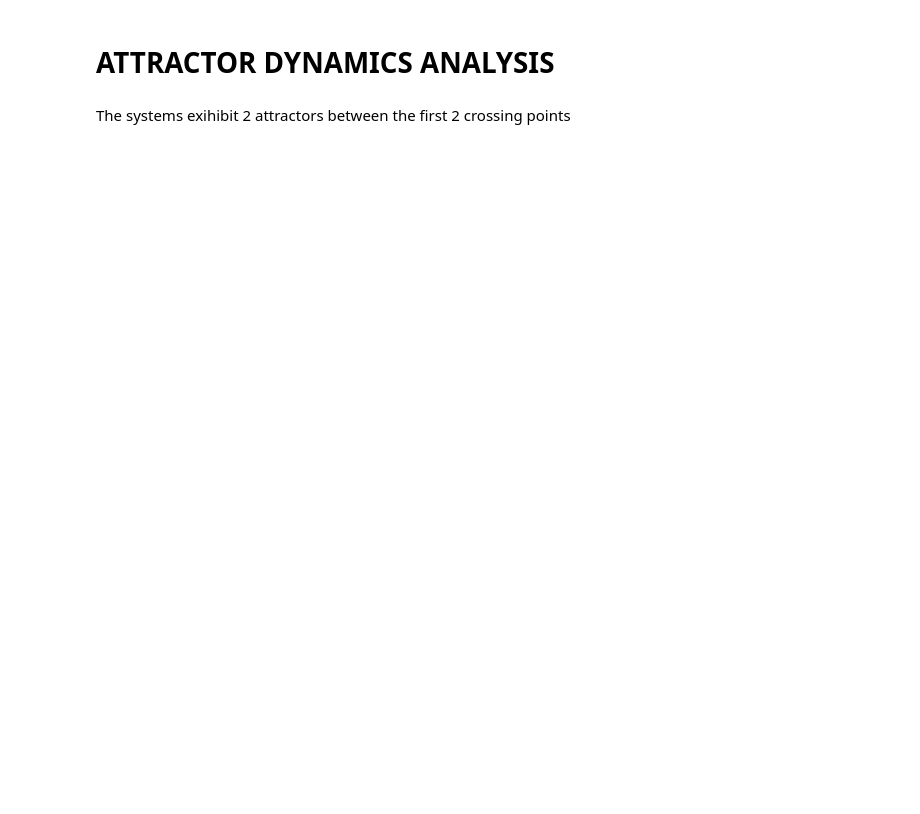
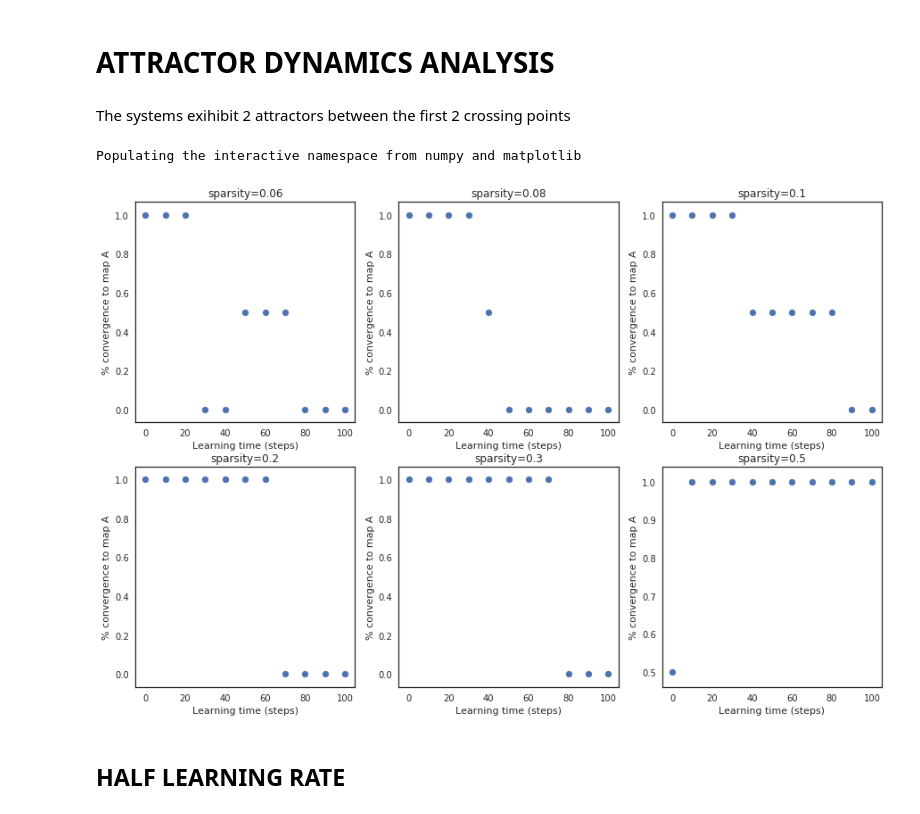
Before and after one commit to davidespalla/CAN_code, a Jupyter notebook: AttractorLearning/simulations/LearningDynamics/DataAnalysis.ipynb, the cells around one changed output. Cells and saved outputs as stored; diff of their text form; code cells hidden in the pictures; blank space fills up the shorter version.

```diff
--- a/AttractorLearning/simulations/LearningDynamics/DataAnalysis.ipynb
+++ b/AttractorLearning/simulations/LearningDynamics/DataAnalysis.ipynb
@@ -81,3 +95,35 @@ legend()
 # ATTRACTOR DYNAMICS ANALYSIS
 # %% [markdown]
 The systems exihibit 2 attractors between the first 2 crossing points
+# %%
+%pylab inline
+import seaborn as sns
+sns.set()
+sns.set_style("white")
+# %% [output]
+Populating the interactive namespace from numpy and matplotlib
+# %%
+nsim=6
+sparsities=[0.06,0.08,0.1,0.2,0.3,0.5]
+# %%
+figure(figsize=(15,10))
+for s in range(nsim):
+    t=np.load("s"+str(s+1)+"/Janalysis/timesteps.npy")
+    MA=np.load("s"+str(s+1)+"/Janalysis/MA.npy")
+    MB=np.load("s"+str(s+1)+"/Janalysis/MB.npy")
+    counts=[]
+    for i in range(len(t)):
+        count=0
+        for j in range(len(MA[i])):
+            if MA[i][j]>MB[i][j]:
+                count+=1
+        counts.append(float(count)/float(len(MA[i])))
+    subplot(2,3,s+1)
+    scatter(t,counts)
+    xlabel("Learning time (steps)")
+    ylabel("% convergence to map A")
+    title("sparsity="+str(sparsities[s]))
+# %% [output]
+[figure, added]
+# %% [markdown]
+## HALF LEARNING RATE
```
Also changed, not shown: parts of 27 cells of this notebook, 6 other files.
